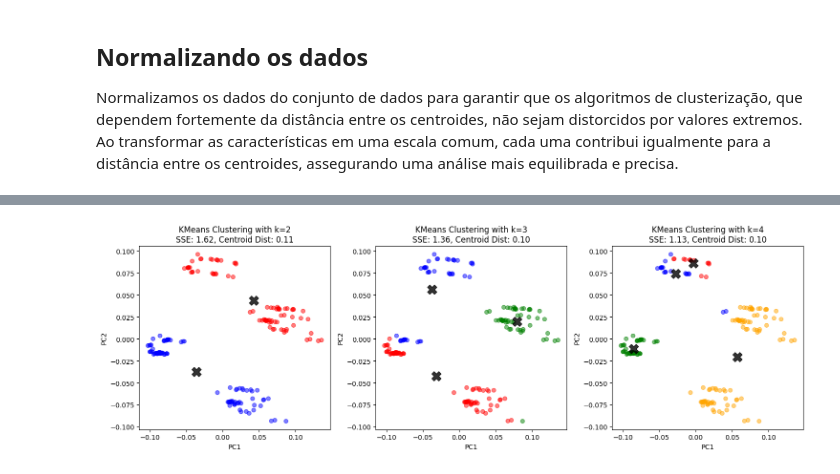
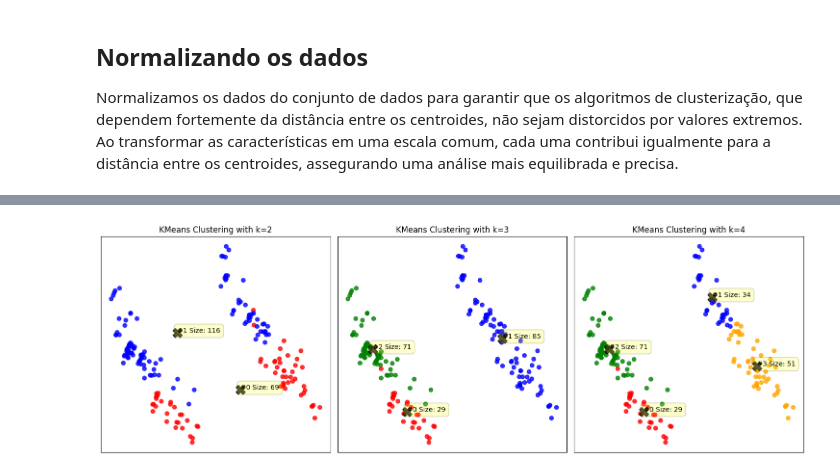
Before and after one commit to Quote023/IF684-Sistemas_Inteligentes_II, a Jupyter notebook: mini_projetos/mini_projeto3.ipynb, the cells around one changed output, grey strips where cells are left out. Cells and saved outputs as stored; diff of their text form; code cells hidden in the pictures.

```diff
--- a/mini_projetos/mini_projeto3.ipynb
+++ b/mini_projetos/mini_projeto3.ipynb
@@ -153,0 +131,8 @@ plt.show()
+# %%
+plt.figure(figsize=(15, 10))
+for i, col in enumerate(trainData.columns):
+    plt.subplot(3, 4, i+1)
+    sns.histplot(trainData[col], kde=True)
+    plt.title(col)
+plt.tight_layout()
+plt.show()
@@ -193,29 +186,50 @@ plt.show()
 # %%
 k_values = [2, 3, 4]
+k_colors = ['red', 'blue', 'green', 'orange', 'pink', 'purple', 'brown'];
 
-fig, axes = plt.subplots(1, len(k_values), figsize=(15, 5))
+# Determine the number of rows and columns based on the length of k_values
+num_cols = min(len(k_values), 3)
+num_rows = (len(k_values) + num_cols - 1) // num_cols
+
+fig, axes = plt.subplots(num_rows, num_cols, figsize=(15, 5 * num_rows))
+colors = np.array(k_colors)
 
 for i, k in enumerate(k_values):
-    kmeans = KMeans(n_clusters=k)
+    row = i // num_cols
+    col = i % num_cols
+
+    kmeans = KMeans(n_clusters=k, random_state=13)
     kmeans.fit(trainData)
 
     pca = PCA(n_components=2)
     X_pca = pca.fit_transform(trainData.values)
 
-    colors = np.array(['red', 'blue', 'green', 'orange', 'pink'])  # Adjust colors if k > 4
-    axes[i].scatter(X_pca[:, 0], X_pca[:, 1], c=colors[kmeans.labels_], alpha=0.5)
-    axes[i].scatter(pca.transform(kmeans.cluster_centers_)[:, 0], pca.transform(kmeans.cluster_centers_)[:, 1],
-                    c='black', s=200, alpha=0.8, marker='X')
-    axes[i].set_title(f'KMeans Clustering with k={k}')
-    #cluster distances
-    sse = kmeans.inertia_
-    centroids_dist = np.linalg.norm(kmeans.cluster_centers_[0] - kmeans.cluster_centers_[1])  # Euclidean distance
-    axes[i].set_xlabel('PC1')
-    axes[i].set_ylabel('PC2')
-    axes[i].set_title(f'KMeans Clustering with k={k}\nSSE: {sse:.2f}, Centroid Dist: {centroids_dist:.2f}')
+    ax = axes[row, col] if num_rows > 1 else axes[col]
+    ax.scatter(X_pca[:, 0], X_pca[:, 1], c=colors[kmeans.labels_], alpha=0.8)
+    ax.scatter(pca.transform(kmeans.cluster_centers_)[:, 0], pca.transform(kmeans.cluster_centers_)[:, 1],
+               c='black', s=200, alpha=0.8, marker='X')
+    ax.set_title(f'KMeans Clustering with k={k}')
+    ax.tick_params(axis='both', which='both', bottom=False, left=False, labelbottom=False, labelleft=False)
 
+    cluster_sizes = [np.sum(kmeans.labels_ == j) for j in range(k)]
+    # Annotate cluster sizes
+    for cluster_id, cluster_center in enumerate(pca.transform(kmeans.cluster_centers_)):
+        ax.annotate(
+            f'#{cluster_id} Size: {cluster_sizes[cluster_id]}',
+            xy=(cluster_center[0], cluster_center[1]),
+            xycoords='data',
+            bbox=dict(boxstyle='round,pad=0.5', fc='yellow', alpha=0.2)
+        )
+
+
+
+# Hide any empty subplots
+for i in range(len(k_values), num_rows * num_cols):
+    row = i // num_cols
+    col = i % num_cols
+    axes[row, col].axis('off')
 
 plt.tight_layout()
 plt.show()
 # %% [output]
-[figure, old version]
+[figure, new version]
```
Also changed, not shown: parts of 14 cells of this notebook.
